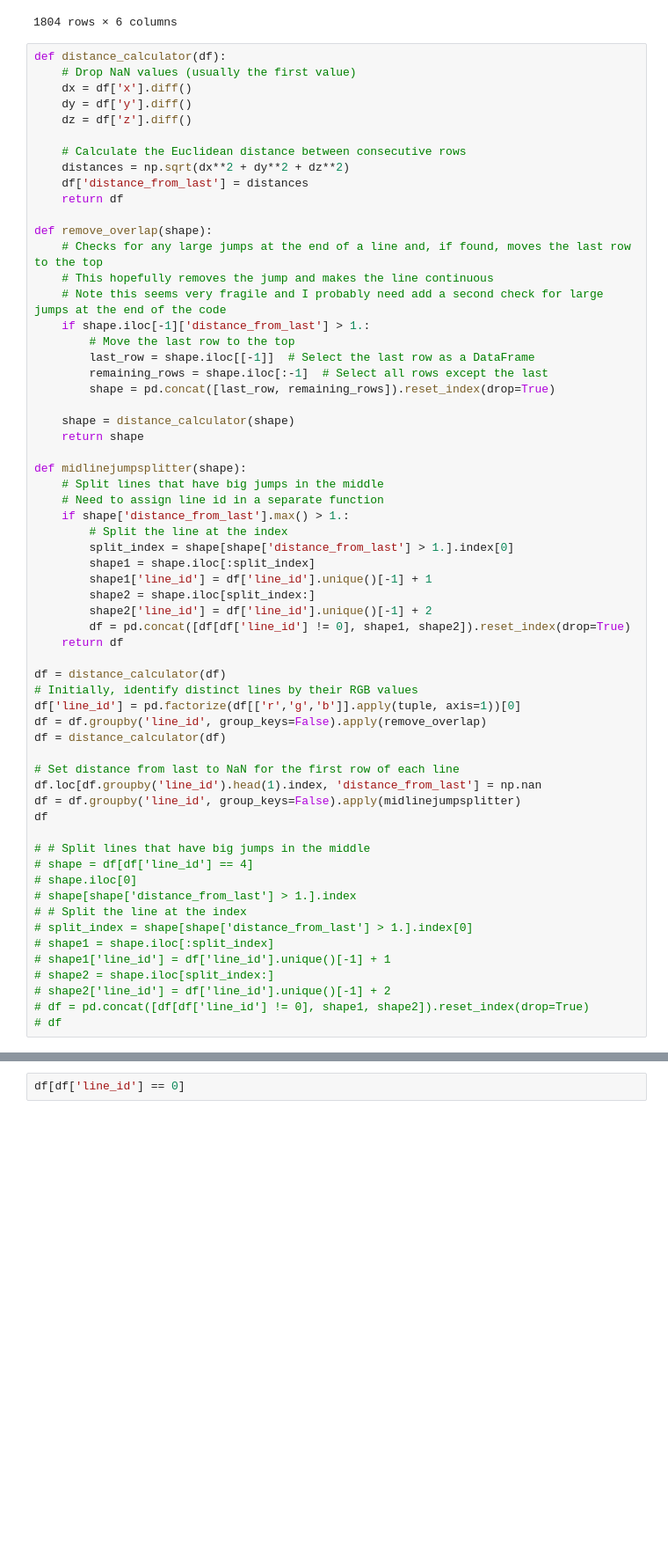
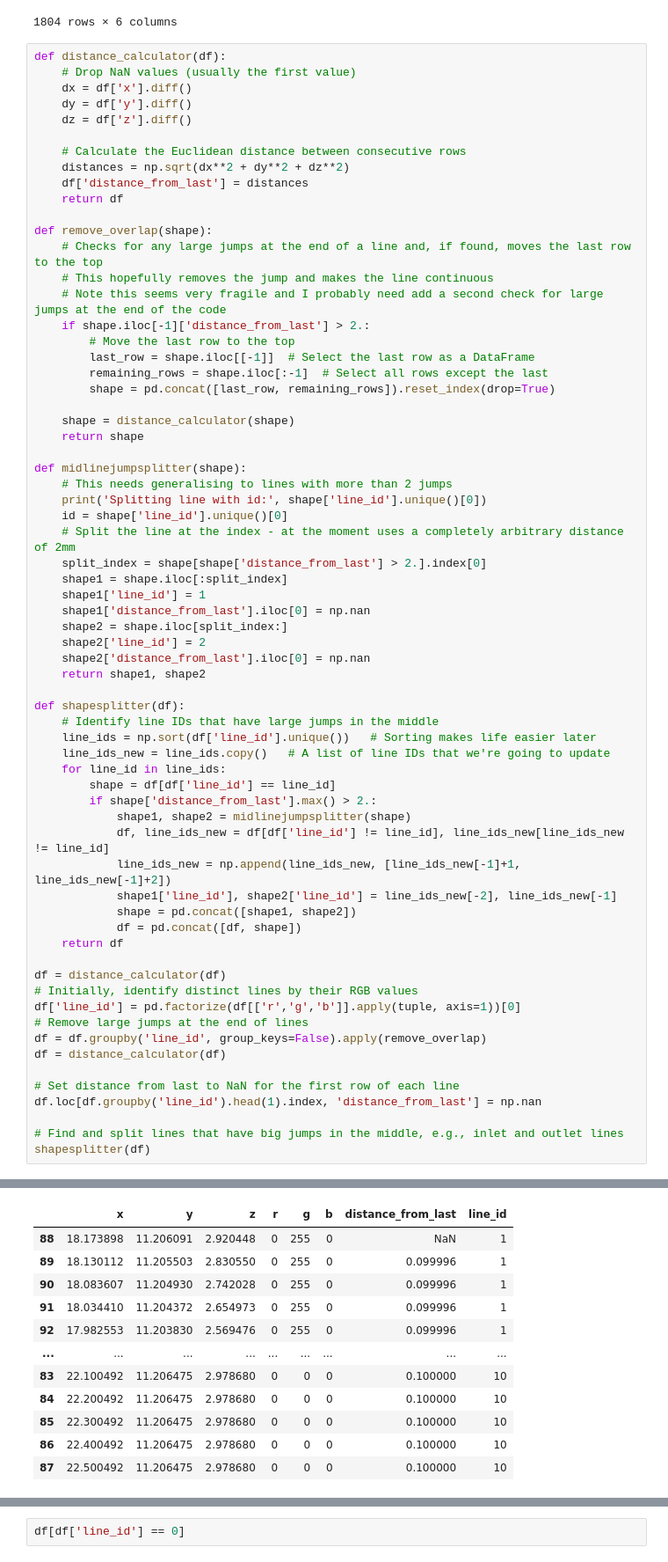
Before and after one commit to joeforth/fractal_slicer, a Jupyter notebook: many_colours_one_file_network.ipynb, the cells around one changed output, grey strips where cells are left out. Shown at 88% size. Drawn from its saved outputs; the diff is of its cells as text; blank space fills up the shorter version.

```diff
--- a/many_colours_one_file_network.ipynb
+++ b/many_colours_one_file_network.ipynb
@@ -40,7 +40,7 @@ def remove_overlap(shape):
     # Checks for any large jumps at the end of a line and, if found, moves the last row to the top
     # This hopefully removes the jump and makes the line continuous
     # Note this seems very fragile and I probably need add a second check for large jumps at the end of the code
-    if shape.iloc[-1]['distance_from_last'] > 1.:
+    if shape.iloc[-1]['distance_from_last'] > 2.:
         # Move the last row to the top
         last_row = shape.iloc[[-1]]  # Select the last row as a DataFrame
         remaining_rows = shape.iloc[:-1]  # Select all rows except the last
@@ -50,39 +50,44 @@ def remove_overlap(shape):
     return shape
 
 def midlinejumpsplitter(shape):
-    # Split lines that have big jumps in the middle
-    # Need to assign line id in a separate function
-    if shape['distance_from_last'].max() > 1.:
-        # Split the line at the index
-        split_index = shape[shape['distance_from_last'] > 1.].index[0]
-        shape1 = shape.iloc[:split_index]
-        shape1['line_id'] = df['line_id'].unique()[-1] + 1
-        shape2 = shape.iloc[split_index:]
-        shape2['line_id'] = df['line_id'].unique()[-1] + 2
-        df = pd.concat([df[df['line_id'] != 0], shape1, shape2]).reset_index(drop=True)
+    # This needs generalising to lines with more than 2 jumps
+    print('Splitting line with id:', shape['line_id'].unique()[0])
+    id = shape['line_id'].unique()[0]
+    # Split the line at the index - at the moment uses a completely arbitrary distance of 2mm
+    split_index = shape[shape['distance_from_last'] > 2.].index[0]
+    shape1 = shape.iloc[:split_index]
+    shape1['line_id'] = 1
+    shape1['distance_from_last'].iloc[0] = np.nan
+    shape2 = shape.iloc[split_index:]
+    shape2['line_id'] = 2
+    shape2['distance_from_last'].iloc[0] = np.nan
+    return shape1, shape2
+
+def shapesplitter(df):
+    # Identify line IDs that have large jumps in the middle
+    line_ids = np.sort(df['line_id'].unique())   # Sorting makes life easier later
+    line_ids_new = line_ids.copy()   # A list of line IDs that we're going to update
+    for line_id in line_ids:
+        shape = df[df['line_id'] == line_id]
+        if shape['distance_from_last'].max() > 2.:
+            shape1, shape2 = midlinejumpsplitter(shape)
+            df, line_ids_new = df[df['line_id'] != line_id], line_ids_new[line_ids_new != line_id]
+            line_ids_new = np.append(line_ids_new, [line_ids_new[-1]+1, line_ids_new[-1]+2])
+            shape1['line_id'], shape2['line_id'] = line_ids_new[-2], line_ids_new[-1]
+            shape = pd.concat([shape1, shape2])
+            df = pd.concat([df, shape])
     return df
 
 df = distance_calculator(df)
 # Initially, identify distinct lines by their RGB values
 df['line_id'] = pd.factorize(df[['r','g','b']].apply(tuple, axis=1))[0]
+# Remove large jumps at the end of lines
 df = df.groupby('line_id', group_keys=False).apply(remove_overlap)
 df = distance_calculator(df)
 
 # Set distance from last to NaN for the first row of each line
 df.loc[df.groupby('line_id').head(1).index, 'distance_from_last'] = np.nan
-df = df.groupby('line_id', group_keys=False).apply(midlinejumpsplitter)
-df
 
-# # Split lines that have big jumps in the middle
-# shape = df[df['line_id'] == 4]
-# shape.iloc[0]
-# shape[shape['distance_from_last'] > 1.].index
-# # Split the line at the index
-# split_index = shape[shape['distance_from_last'] > 1.].index[0]
-# shape1 = shape.iloc[:split_index]
-# shape1['line_id'] = df['line_id'].unique()[-1] + 1
-# shape2 = shape.iloc[split_index:]
-# shape2['line_id'] = df['line_id'].unique()[-1] + 2
-# df = pd.concat([df[df['line_id'] != 0], shape1, shape2]).reset_index(drop=True)
-# df
+# Find and split lines that have big jumps in the middle, e.g., inlet and outlet lines
+shapesplitter(df)
 # %% [output]
@@ -89,0 +95,12 @@ UnboundLocalError: cannot access local variable 'df' where it is not associated
+|  | x | y | z | r | g | b | distance_from_last | line_id |
+| 88 | 18.173898 | 11.206091 | 2.920448 | 0 | 255 | 0 | NaN | 1 |
+| 89 | 18.130112 | 11.205503 | 2.830550 | 0 | 255 | 0 | 0.099996 | 1 |
+| 90 | 18.083607 | 11.204930 | 2.742028 | 0 | 255 | 0 | 0.099996 | 1 |
+| 91 | 18.034410 | 11.204372 | 2.654973 | 0 | 255 | 0 | 0.099996 | 1 |
+| 92 | 17.982553 | 11.203830 | 2.569476 | 0 | 255 | 0 | 0.099996 | 1 |
+| ... | ... | ... | ... | ... | ... | ... | ... | ... |
+| 83 | 22.100492 | 11.206475 | 2.978680 | 0 | 0 | 0 | 0.100000 | 10 |
+| 84 | 22.200492 | 11.206475 | 2.978680 | 0 | 0 | 0 | 0.100000 | 10 |
+| 85 | 22.300492 | 11.206475 | 2.978680 | 0 | 0 | 0 | 0.100000 | 10 |
+| 86 | 22.400492 | 11.206475 | 2.978680 | 0 | 0 | 0 | 0.100000 | 10 |
+| 87 | 22.500492 | 11.206475 | 2.978680 | 0 | 0 | 0 | 0.100000 | 10 |
```
Also changed, not shown: parts of 5 cells of this notebook, 2 other files.
